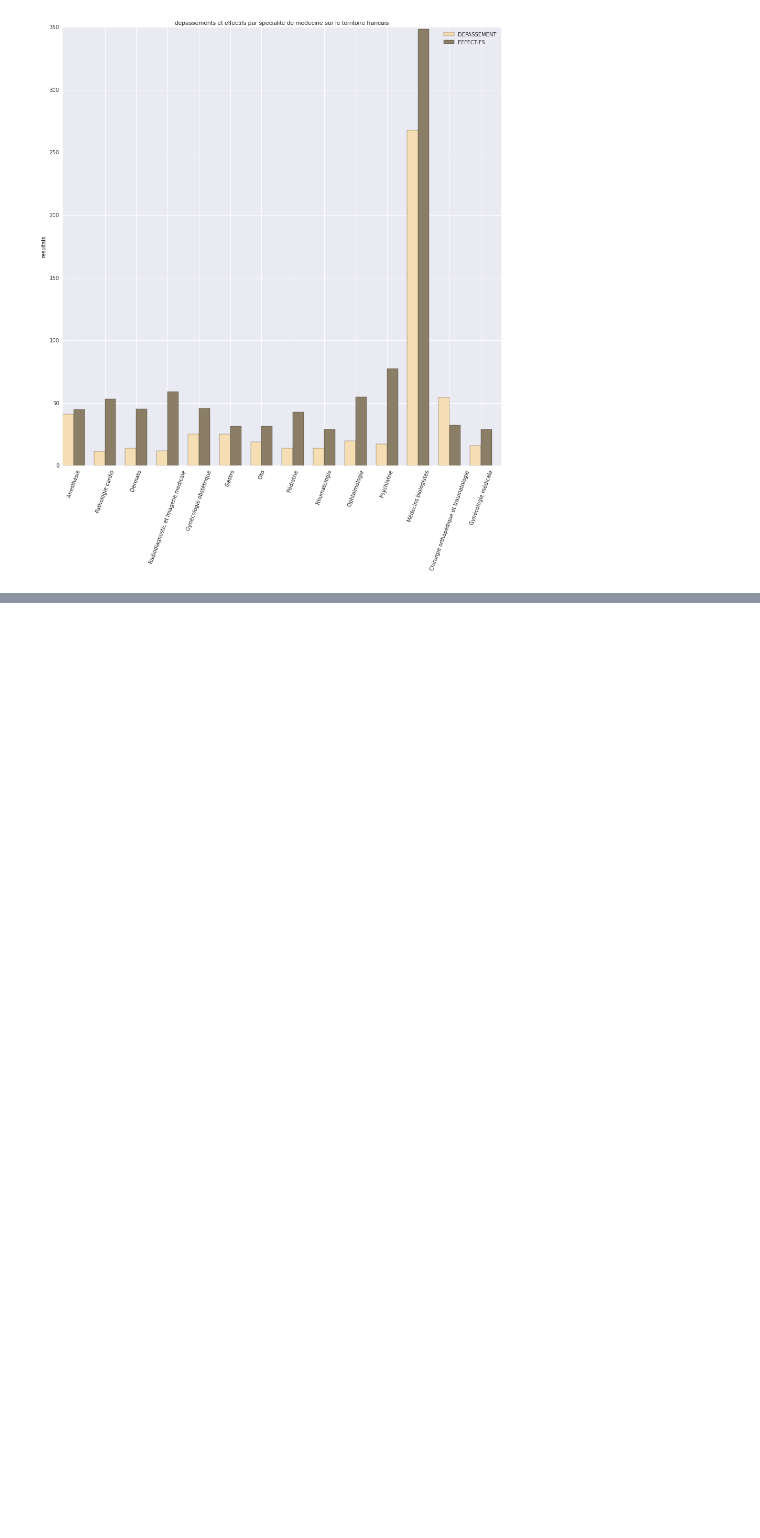
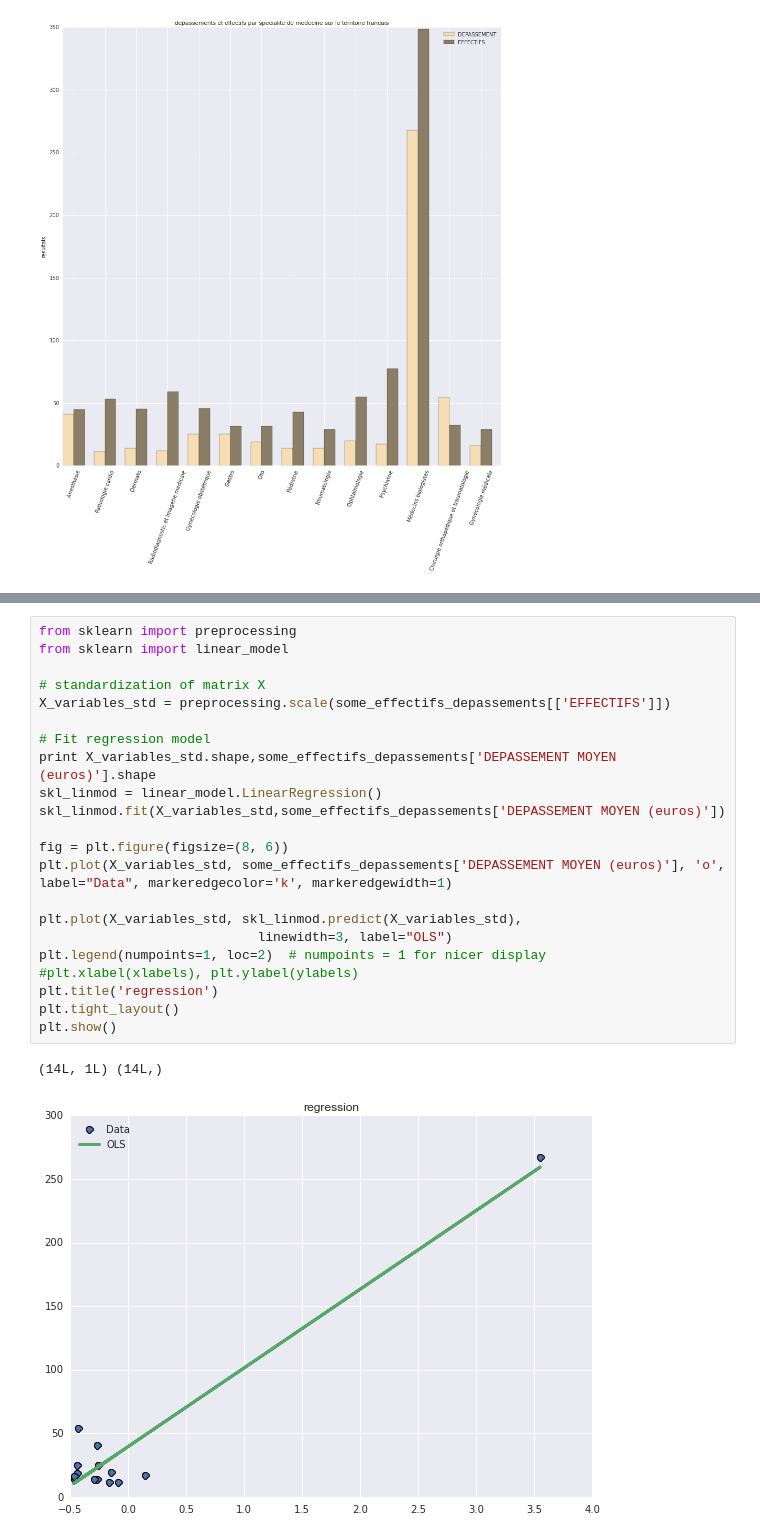
Before and after one commit to rachidalili/MS-BGD2015, a Jupyter notebook: Amine_Salem/lesson06/exo_dom_lesson06_health.ipynb, the cells around one changed output, grey strips where cells are left out. Drawn from its saved outputs; the diff is of its cells as text; blank space fills up the shorter version.

```diff
--- a/Amine_Salem/lesson06/exo_dom_lesson06_health.ipynb
+++ b/Amine_Salem/lesson06/exo_dom_lesson06_health.ipynb
@@ -324,0 +333,25 @@ plt.show()
+# %%
+from sklearn import preprocessing
+from sklearn import linear_model
+
+# standardization of matrix X
+X_variables_std = preprocessing.scale(some_effectifs_depassements[['EFFECTIFS']])
+
+# Fit regression model
+print X_variables_std.shape,some_effectifs_depassements['DEPASSEMENT MOYEN (euros)'].shape
+skl_linmod = linear_model.LinearRegression()
+skl_linmod.fit(X_variables_std,some_effectifs_depassements['DEPASSEMENT MOYEN (euros)'])
+
+fig = plt.figure(figsize=(8, 6))
+plt.plot(X_variables_std, some_effectifs_depassements['DEPASSEMENT MOYEN (euros)'], 'o', label="Data", markeredgecolor='k', markeredgewidth=1)
+
+plt.plot(X_variables_std, skl_linmod.predict(X_variables_std),
+                            linewidth=3, label="OLS")
+plt.legend(numpoints=1, loc=2)  # numpoints = 1 for nicer display
+#plt.xlabel(xlabels), plt.ylabel(ylabels)
+plt.title('regression')
+plt.tight_layout()
+plt.show()
+# %% [output]
+(14L, 1L) (14L,)
+[figure, added]
```
Also changed, not shown: parts of 15 cells of this notebook.
